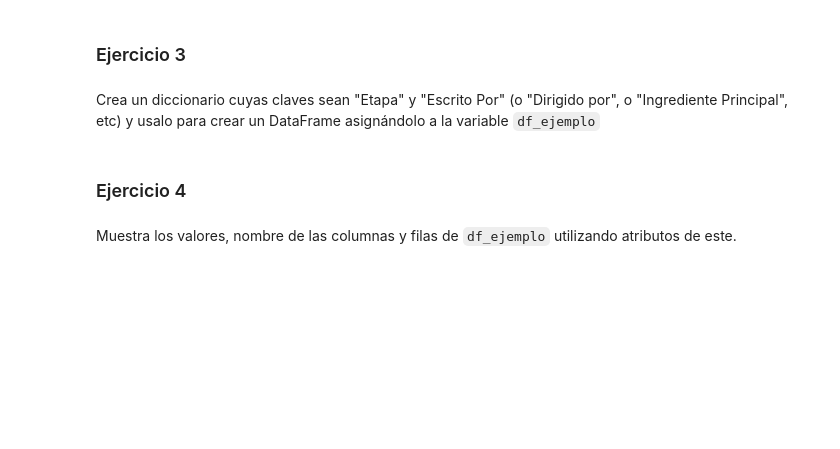
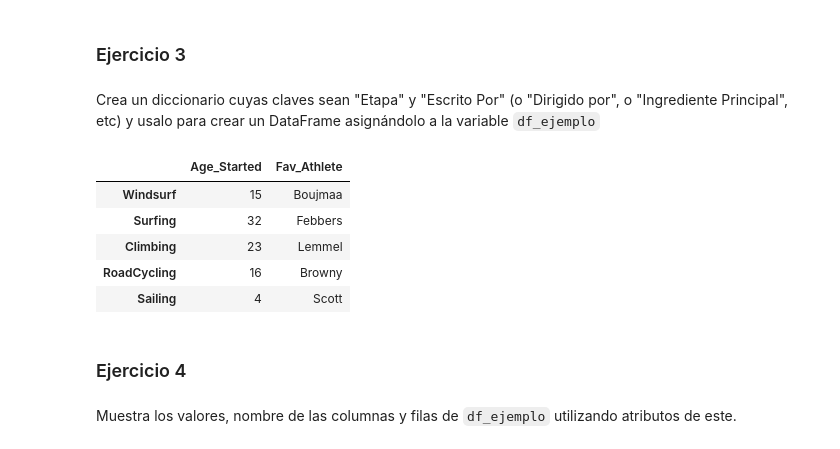
Before and after one commit to mailliwJ/ONLINE_DS_THEBRIDGE_exercises, a Jupyter notebook: 02_Programacion_y_Herramientas_Avanzadas/Sprint_04/Unidad_01/Ejercicios_Workout/15_Ejercicios_DataFrame.ipynb, the cells around one changed output. Drawn from its saved outputs; the diff is of its cells as text; code cells hidden in the pictures; blank space fills up the shorter version.

```diff
--- a/02_Programacion_y_Herramientas_Avanzadas/Sprint_04/Unidad_01/Ejercicios_Workout/15_Ejercicios_DataFrame.ipynb
+++ b/02_Programacion_y_Herramientas_Avanzadas/Sprint_04/Unidad_01/Ejercicios_Workout/15_Ejercicios_DataFrame.ipynb
@@ -19,3 +20,6 @@ import pandas as pd
 # %% [markdown]
 Crea un objeto Series con tus 5 libros favoritos como índice y como valor la etapa de la vida en la que lo leíste (o tus años, lo que prefieras) [Si lo prefieres cambia libros por películas, comida o deporte, y el índice de forma cocoherente, por ejemplo cuando la comiste por primera vez o por última, cuando lo practicaste por última vez]
 Muestra el resultado por pantalla.
+# %%
+sports = pd.Series({"Windsurf":15,"Surfing":32,"Climbing":23,"RoadCycling":16,"Sailing":4}, name="age started sports")
+sports
@@ -24,3 +35,6 @@ Muestra el resultado por pantalla.
 # %% [markdown]
 Crea un objeto Series con tus 5 libros favoritos como índice y como valor el autor (o director, o ingrediente principal o deportista con más triunfos)
 Muestra el resultado por pantalla.
+# %%
+fav_athletes = pd.Series(["Boujmaa","Febbers","Lemmel","Browny","Scott"],["Windsurf","Surfing","Climbing","RoadCycling","Sailing"], name = "fav athletes")
+fav_athletes
@@ -28,6 +49,19 @@ Muestra el resultado por pantalla.
 ### Ejercicio 3
 # %% [markdown]
 Crea un diccionario cuyas claves sean "Etapa" y "Escrito Por" (o "Dirigido por", o "Ingrediente Principal", etc) y usalo para crear un DataFrame asignándolo a la variable `df_ejemplo`
+# %%
+sports_dict = {"Age_Started": sports,
+               "Fav_Athlete": fav_athletes}
+
+my_sportsdf = pd.DataFrame(sports_dict)
+my_sportsdf
+# %% [output]
+|  | Age_Started | Fav_Athlete |
+| Windsurf | 15 | Boujmaa |
+| Surfing | 32 | Febbers |
+| Climbing | 23 | Lemmel |
+| RoadCycling | 16 | Browny |
+| Sailing | 4 | Scott |
 # %% [markdown]
 ### Ejercicio 4
 # %% [markdown]
```
Also changed, not shown: parts of 8 cells of this notebook, 6 other files.
